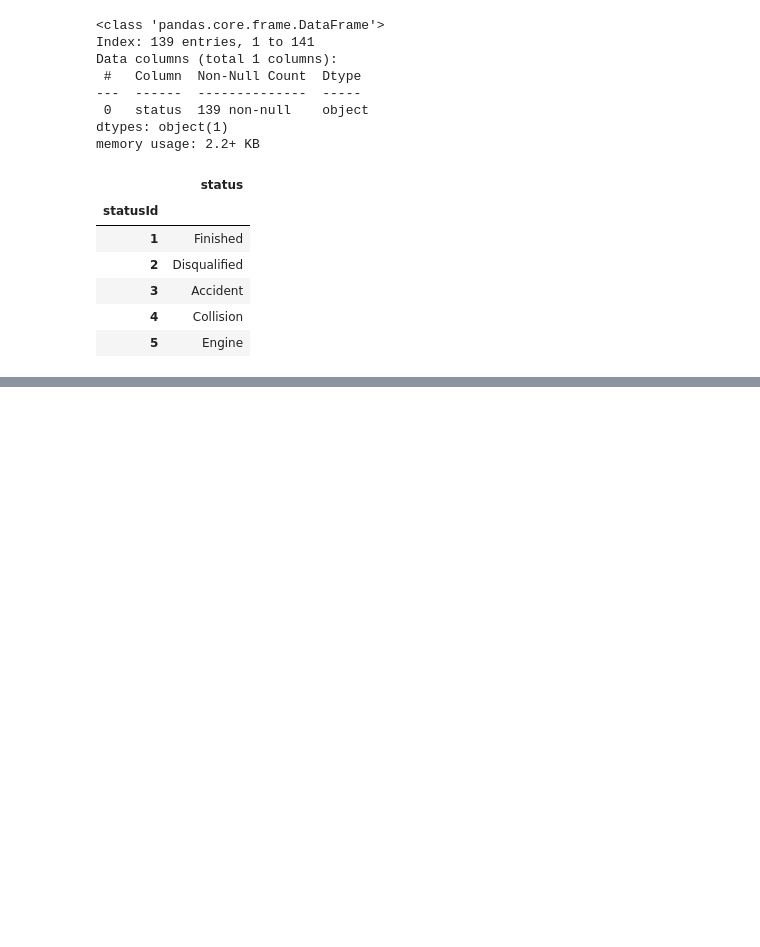
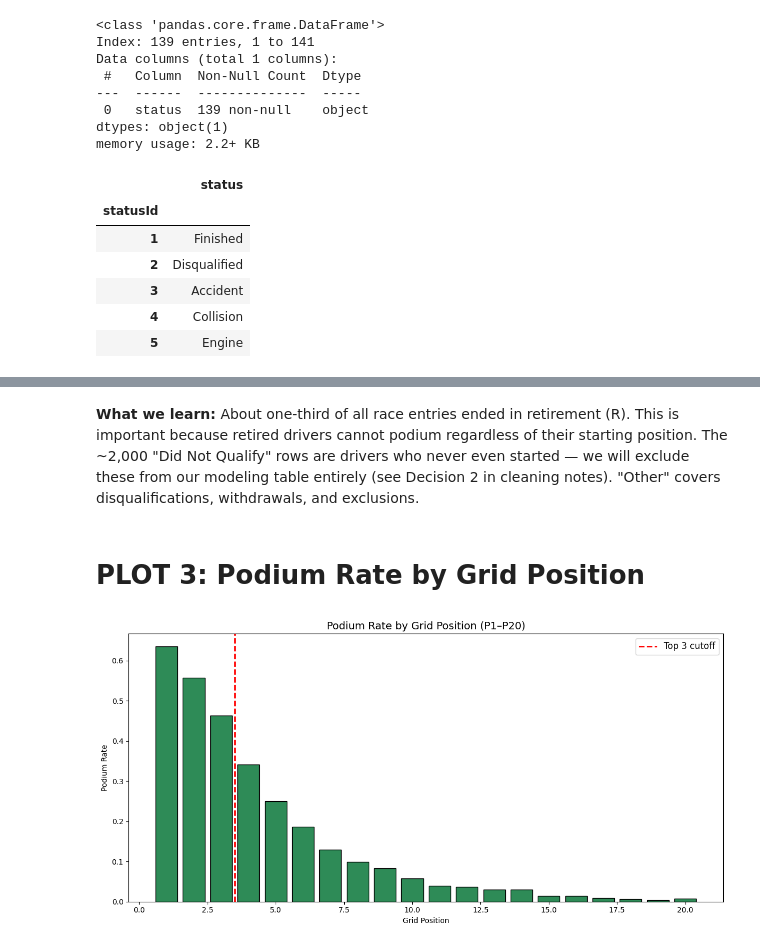
Before and after one commit to youssefyouki/team_12-acl-project-F1-predictoion, a Jupyter notebook: f1-prediction.ipynb, the cells around one changed output, grey strips where cells are left out. Drawn from its saved outputs; the diff is of its cells as text; code cells hidden in the pictures; blank space fills up the shorter version.

```diff
--- a/f1-prediction.ipynb
+++ b/f1-prediction.ipynb
@@ -369,0 +546,27 @@ memory usage: 2.2+ KB
+# %% [markdown]
+**What we learn:** About one-third of all race entries ended in retirement (R).
+This is important because retired drivers cannot podium regardless of their
+starting position. The ~2,000 "Did Not Qualify" rows are drivers who never
+even started — we will exclude these from our modeling table entirely
+(see Decision 2 in cleaning notes). "Other" covers disqualifications,
+withdrawals, and exclusions.
+# %% [markdown]
+# PLOT 3: Podium Rate by Grid Position
+# %%
+results_with_year = results_df.merge(races_df[['year']], left_on='raceId', right_index=True)
+results_with_year['podium'] = (results_with_year['positionOrder'] <= 3)
+
+grid_podium = (results_with_year[results_with_year['grid'].between(1, 20)]
+               .groupby('grid')['podium'].mean())
+
+fig, ax = plt.subplots(figsize=(12, 6))
+ax.bar(grid_podium.index, grid_podium.values, color='seagreen', edgecolor='black')
+ax.set_title('Podium Rate by Grid Position (P1–P20)', fontsize=14)
+ax.set_xlabel('Grid Position')
+ax.set_ylabel('Podium Rate')
+ax.axvline(x=3.5, color='red', linestyle='--', linewidth=2, label='Top 3 cutoff')
+ax.legend(fontsize=12)
+plt.tight_layout()
+plt.show()
+# %% [output]
+[figure, added]
```
Also changed, not shown: parts of 24 cells of this notebook.
